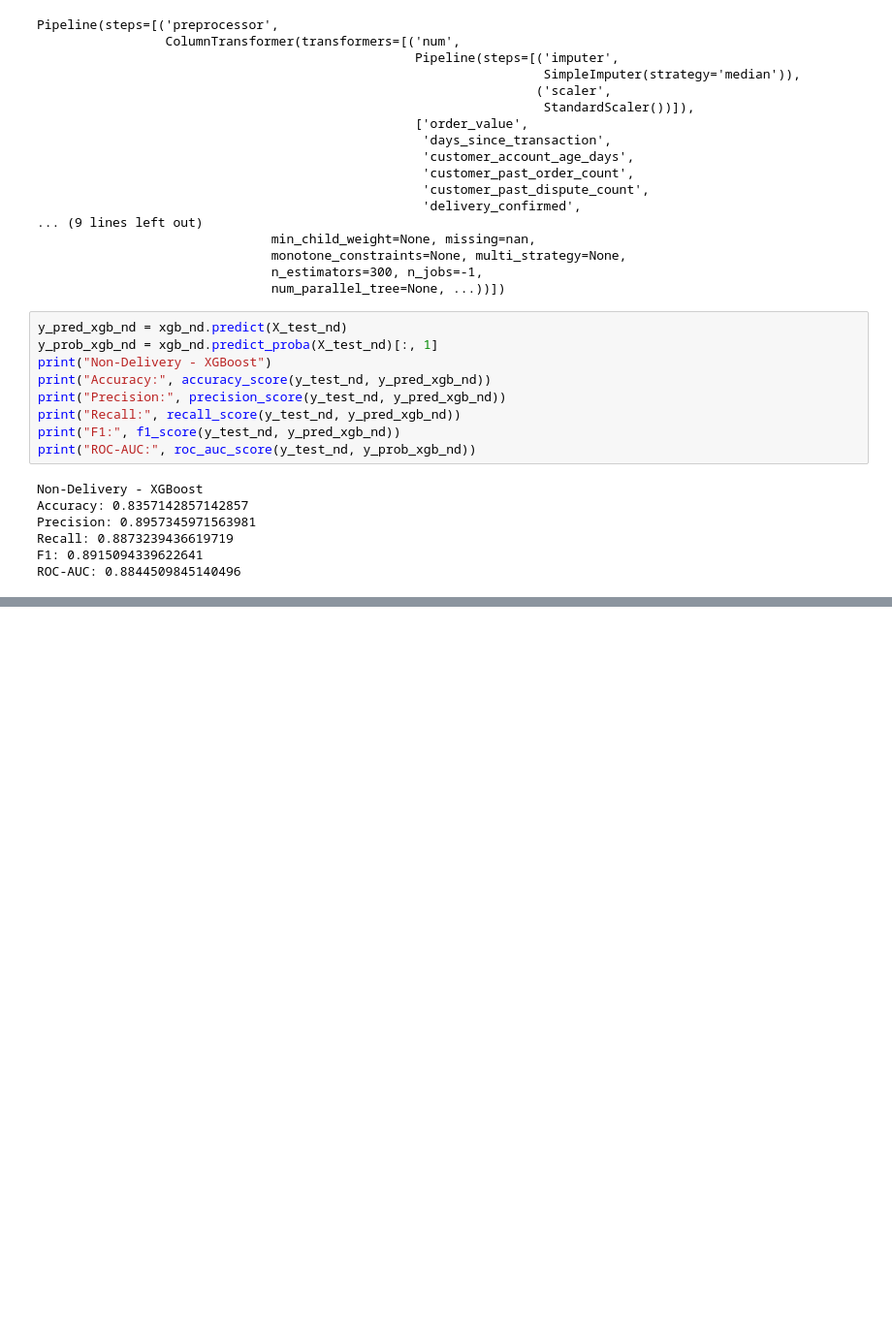
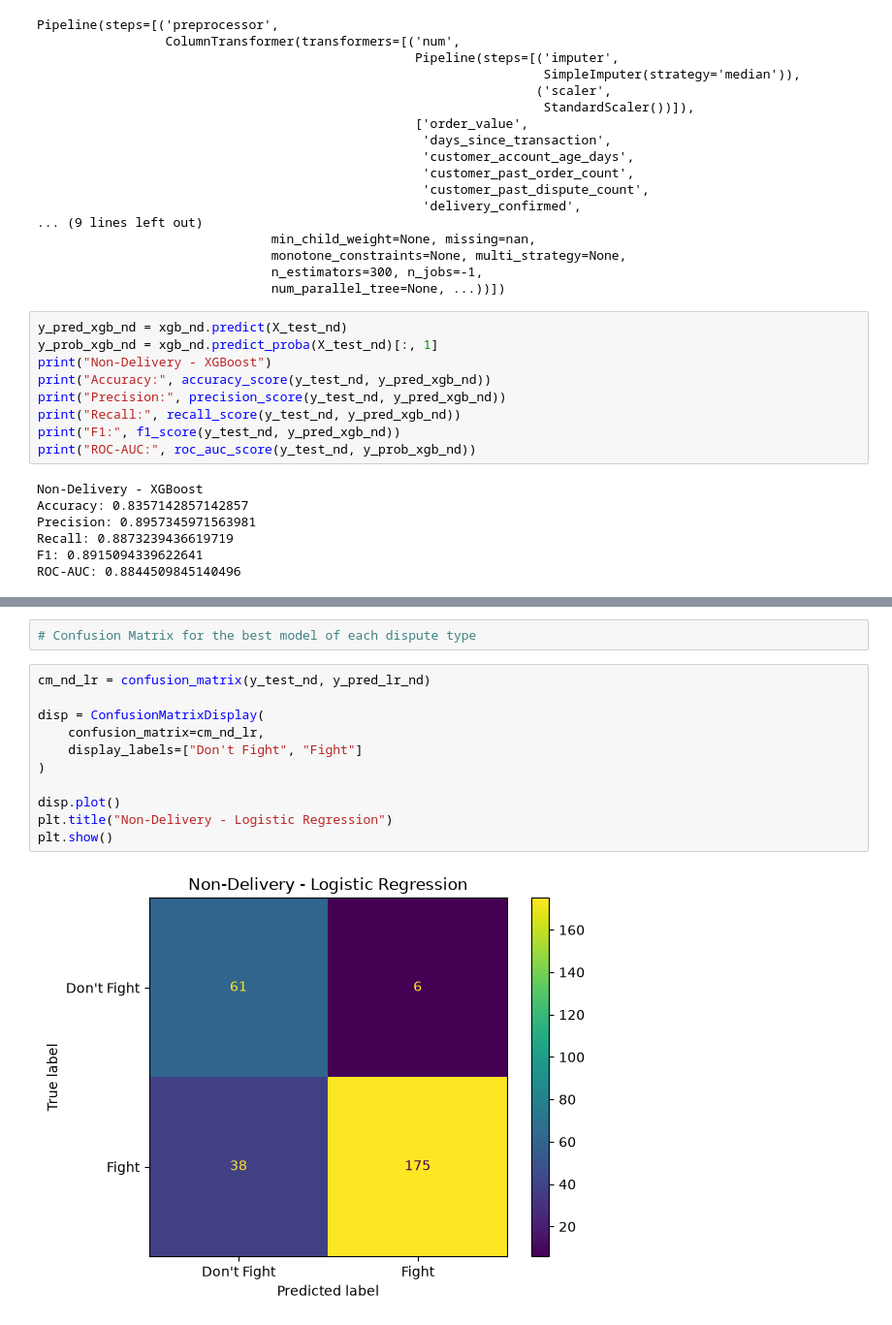
Before and after one commit to sneharawool24/RebuttalAI, a Jupyter notebook: ML/model_comparison.ipynb, the cells around one changed output, grey strips where cells are left out. Shown at 97% size. Saved outputs shown, nothing was run; the diff lists cells and outputs as text; blank space fills up the shorter version.

```diff
--- a/ML/model_comparison.ipynb
+++ b/ML/model_comparison.ipynb
@@ -872,0 +1052,15 @@ ROC-AUC: 0.8844509845140496
+# %%
+# Confusion Matrix for the best model of each dispute type
+# %%
+cm_nd_lr = confusion_matrix(y_test_nd, y_pred_lr_nd)
+
+disp = ConfusionMatrixDisplay(
+    confusion_matrix=cm_nd_lr,
+    display_labels=["Don't Fight", "Fight"]
+)
+
+disp.plot()
+plt.title("Non-Delivery - Logistic Regression")
+plt.show()
+# %% [output]
+[figure, added]
```
Also changed, not shown: parts of 7 cells of this notebook, 1 other file.
